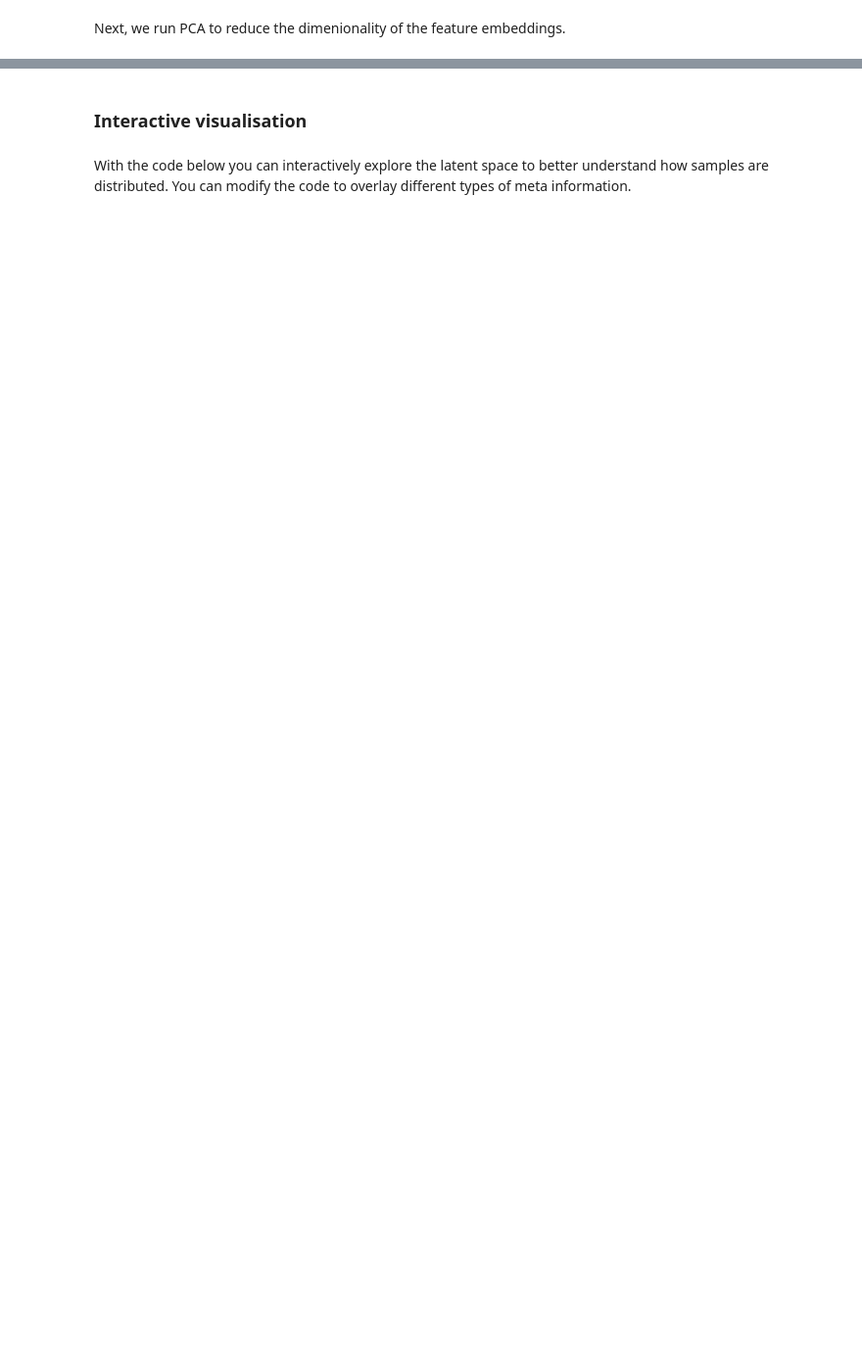
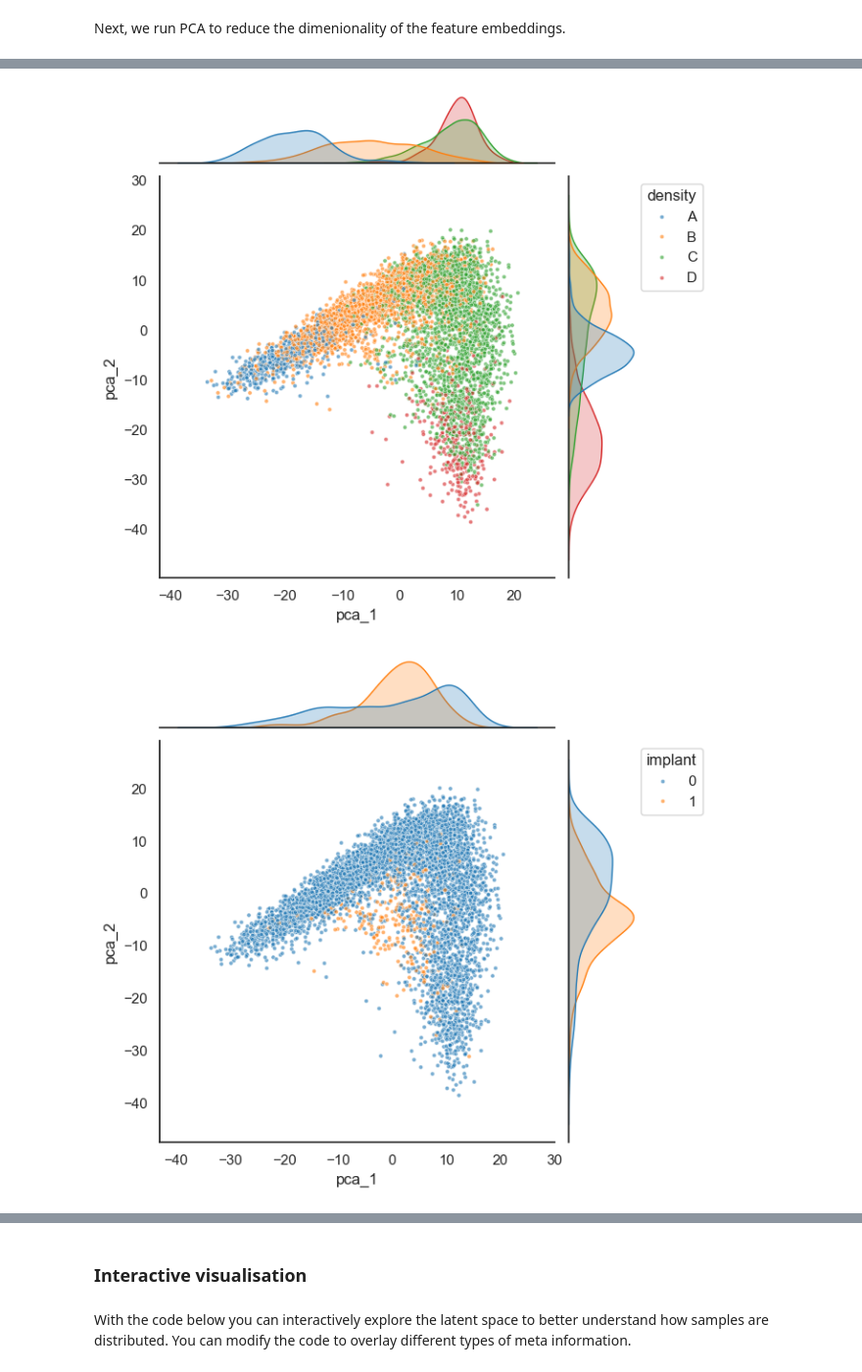
Before and after one commit to fedmand/Mammographic_Density_Prediction, a Jupyter notebook: coursework.ipynb, the cells around one changed output, grey strips where cells are left out. Shown at 98% size. Cells and saved outputs as stored; diff of their text form; code cells hidden in the pictures; blank space fills up the shorter version.

```diff
--- a/coursework.ipynb
+++ b/coursework.ipynb
@@ -1652,0 +1758,11 @@ plot_joint(df, 'density', x, y, color_palette)
+# %%
+# Feature-space plot considering PCA projections of embeddings
+x = 'pca_1'
+y = 'pca_2'
+plot_joint(df, 'density', x, y, color_palette)
+plot_joint(df, 'implant', x, y, color_palette)
+plot_joint(df, 'machine_id', x, y, color_palette)
+plot_joint(df, 'view', x, y, color_palette)
+# %% [output]
+[figure, added]
+[figure, added]
```
Also changed, not shown: parts of 19 cells of this notebook, 13 other files.
